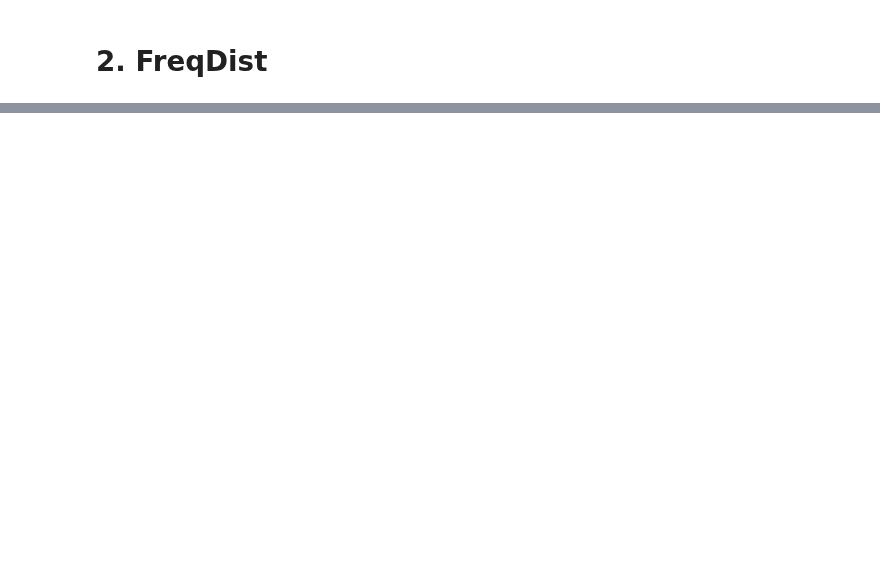
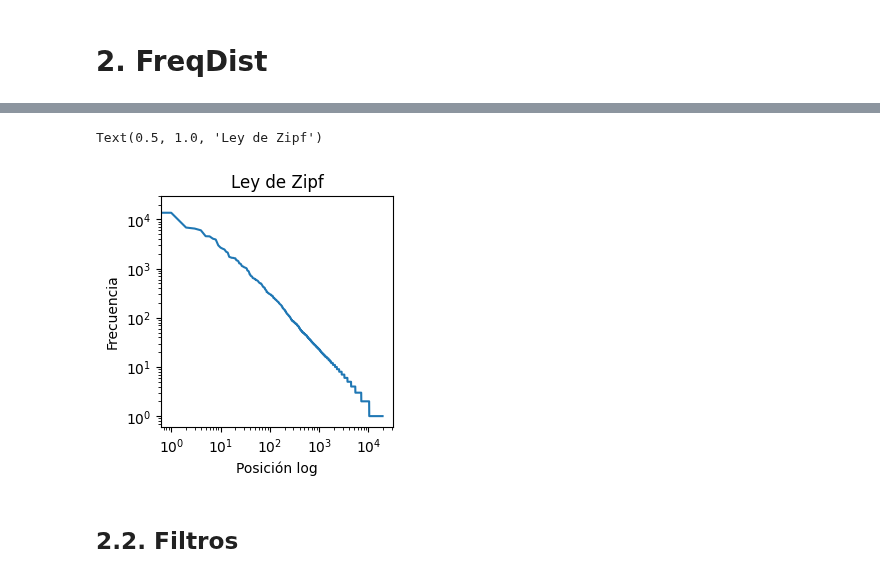
Before and after one commit to DeisyData/BIT_IA_Bootcamp, a Jupyter notebook: S10_C4_NLP_BasicStatistics.ipynb, the cells around one changed output, grey strips where cells are left out. Saved outputs shown, nothing was run; the diff lists cells and outputs as text; code cells hidden in the pictures; blank space fills up the shorter version.

```diff
--- a/S10_C4_NLP_BasicStatistics.ipynb
+++ b/S10_C4_NLP_BasicStatistics.ipynb
@@ -16,0 +142,17 @@ import numpy as np
+# %%
+a = list(fdist.values())
+a = np.array(a)
+a = np.sort(a)
+a = a[::-1]
+plt.figure(figsize=(3,3))
+plt.yscale('log')
+plt.xscale('log')
+plt.plot(a)
+plt.xlabel('Posición log')
+plt.ylabel('Frecuencia')
+plt.title('Ley de Zipf')
+# %% [output]
+Text(0.5, 1.0, 'Ley de Zipf')
+[figure, added]
+# %% [markdown]
+## 2.2. Filtros
```
Also changed, not shown: parts of 41 cells of this notebook.
